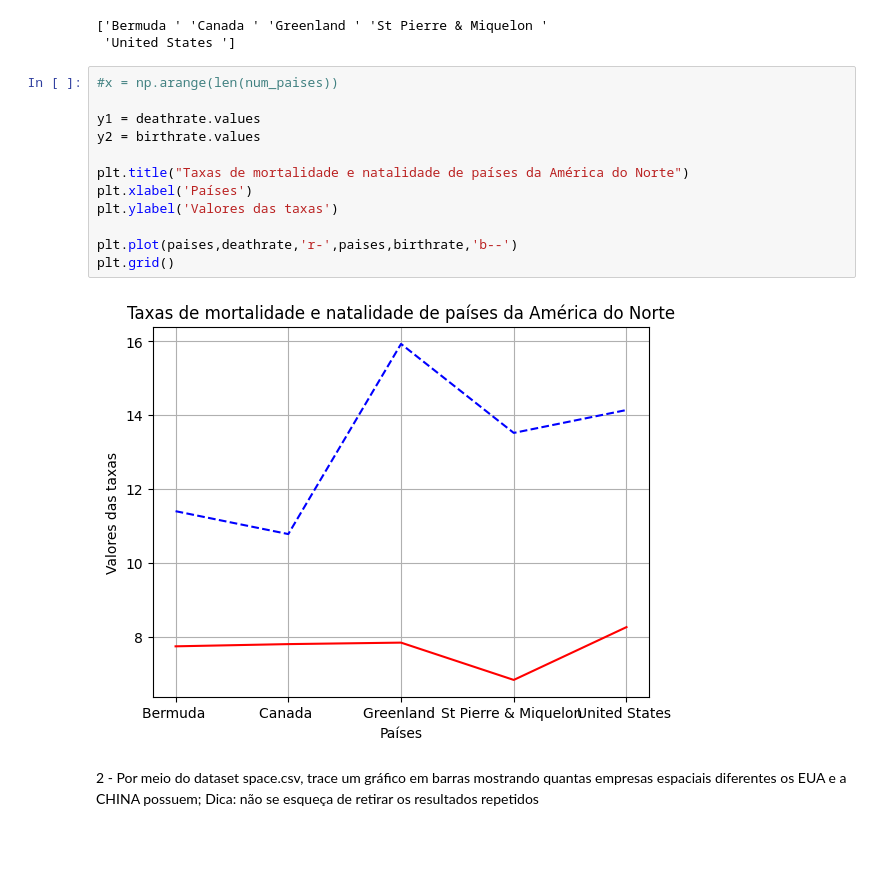
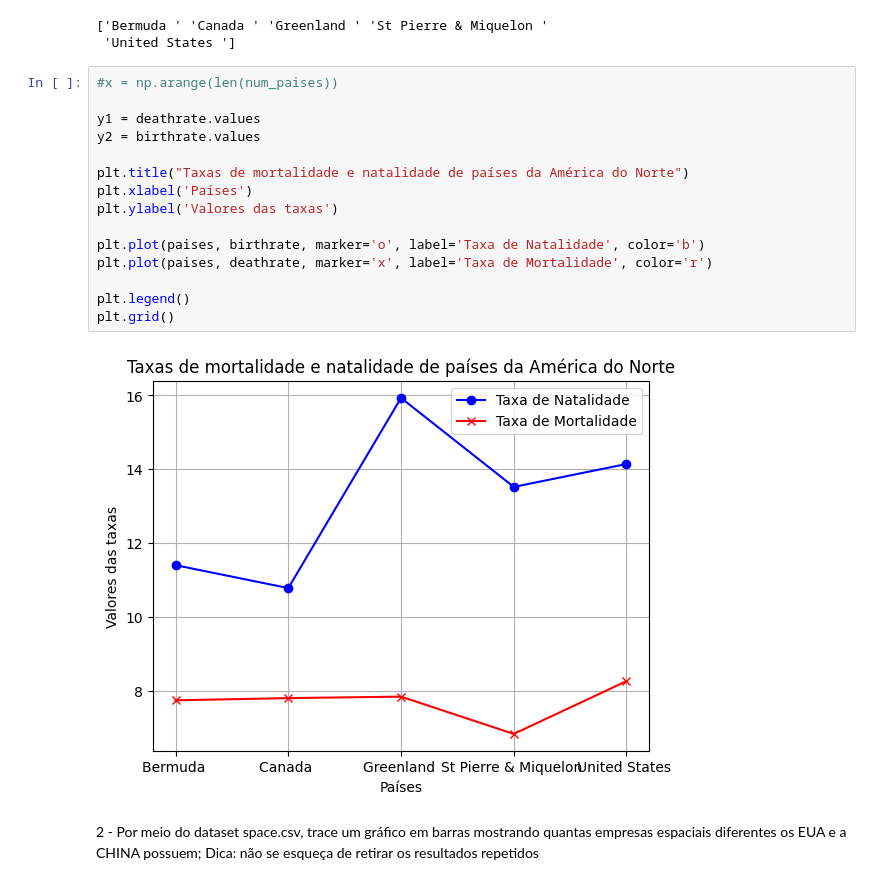
Before and after one commit to Murilo-de-Oliveira/C111-L1, a Jupyter notebook: Capítulo 6/exercicios.ipynb, the cells around one changed output. Drawn from its saved outputs; the diff is of its cells as text; blank space fills up the shorter version.

```diff
--- a/Capítulo 6/exercicios.ipynb
+++ b/Capítulo 6/exercicios.ipynb
@@ -21,17 +21,20 @@ print(paises)
 # %%
 #x = np.arange(len(num_paises))
 
 y1 = deathrate.values
 y2 = birthrate.values
 
 plt.title("Taxas de mortalidade e natalidade de países da América do Norte")
 plt.xlabel('Países')
 plt.ylabel('Valores das taxas')
 
-plt.plot(paises,deathrate,'r-',paises,birthrate,'b--')
+plt.plot(paises, birthrate, marker='o', label='Taxa de Natalidade', color='b')
+plt.plot(paises, deathrate, marker='x', label='Taxa de Mortalidade', color='r')
+
+plt.legend()
 plt.grid()
 # %% [output]
-[figure, old version]
+[figure, new version]
 # %% [markdown]
 2 - Por meio do dataset space.csv, trace um gráfico em barras
 mostrando quantas empresas espaciais diferentes os EUA e a CHINA
```
Also changed, not shown: parts of 2 cells of this notebook.
